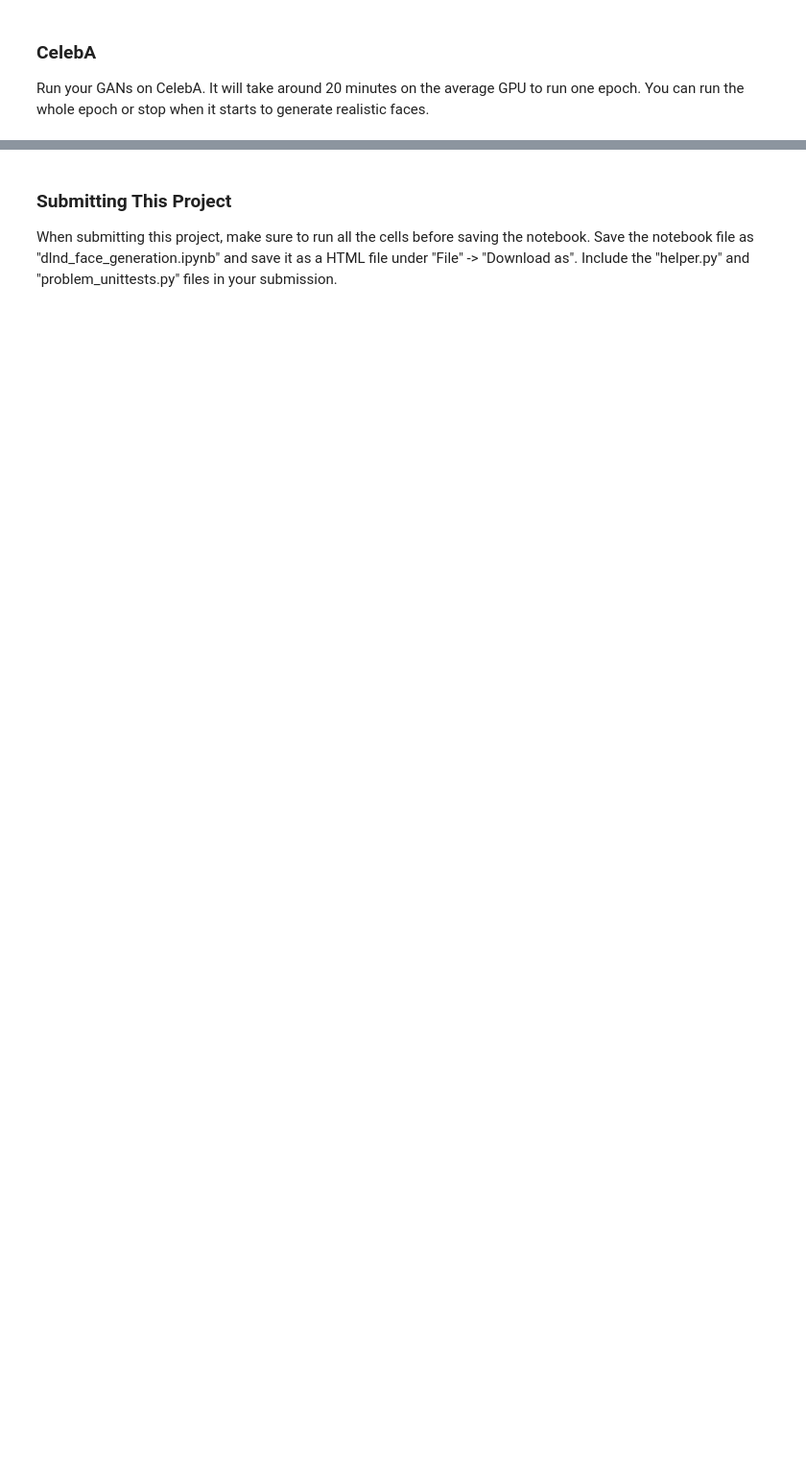
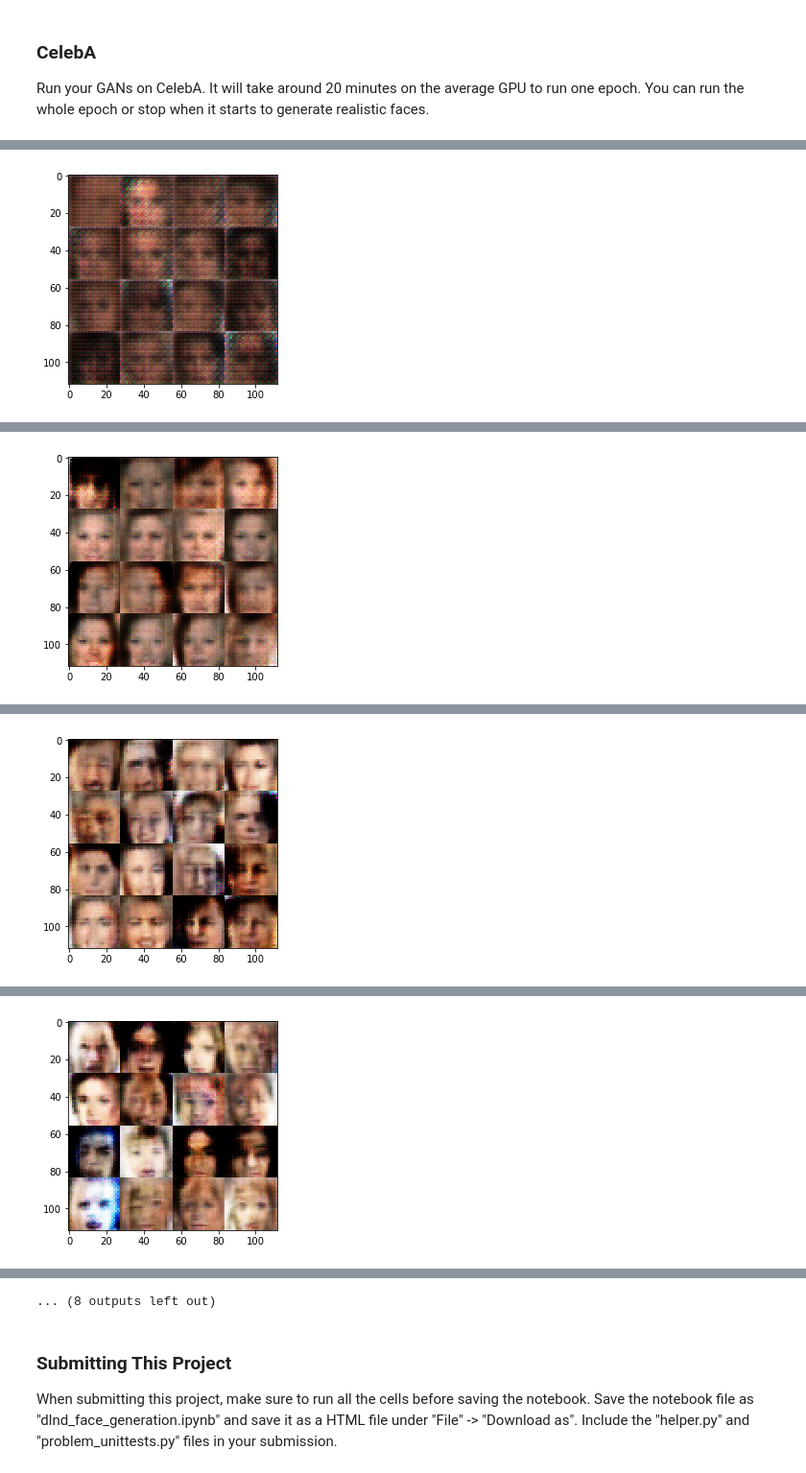
Before and after one commit to ayresbarcelos/deep-learning, a Jupyter notebook: face_generation/dlnd_face_generation.ipynb, the cells around one changed output, grey strips where cells are left out. Shown: that part at 96% size. Saved outputs shown, nothing was run; the diff lists cells and outputs as text; code cells hidden in the pictures; blank space fills up the shorter version.

```diff
--- a/face_generation/dlnd_face_generation.ipynb
+++ b/face_generation/dlnd_face_generation.ipynb
@@ -349,10 +436,10 @@ with tf.Graph().as_default():
 ### CelebA
 Run your GANs on CelebA.  It will take around 20 minutes on the average GPU to run one epoch.  You can run the whole epoch or stop when it starts to generate realistic faces.
 # %%
-batch_size = None
-z_dim = None
-learning_rate = None
-beta1 = None
+batch_size = 200
+z_dim = 100
+learning_rate = 0.0008
+beta1 = 0.5
 
 
 """
@@ -364,3 +451,4 @@ celeba_dataset = helper.Dataset('celeba', glob(os.path.join(data_dir, 'img_align
 with tf.Graph().as_default():
     train(epochs, batch_size, z_dim, learning_rate, beta1, celeba_dataset.get_batches,
           celeba_dataset.shape, celeba_dataset.image_mode)
+# %% [output]
@@ -366,0 +460 @@ with tf.Graph().as_default():
+[figure, added]
@@ -366,0 +466 @@ with tf.Graph().as_default():
+[figure, added]
@@ -366,0 +472 @@ with tf.Graph().as_default():
+[figure, added]
@@ -366,0 +478 @@ with tf.Graph().as_default():
+[figure, added]
@@ -367,3 +491,4 @@ with tf.Graph().as_default():
+... (8 outputs left out)
 # %% [markdown]
 ### Submitting This Project
 When submitting this project, make sure to run all the cells before saving the notebook. Save the notebook file as "dlnd_face_generation.ipynb" and save it as a HTML file under "File" -> "Download as". Include the "helper.py" and "problem_unittests.py" files in your submission.
```
Also changed, not shown: parts of 12 cells of this notebook.
